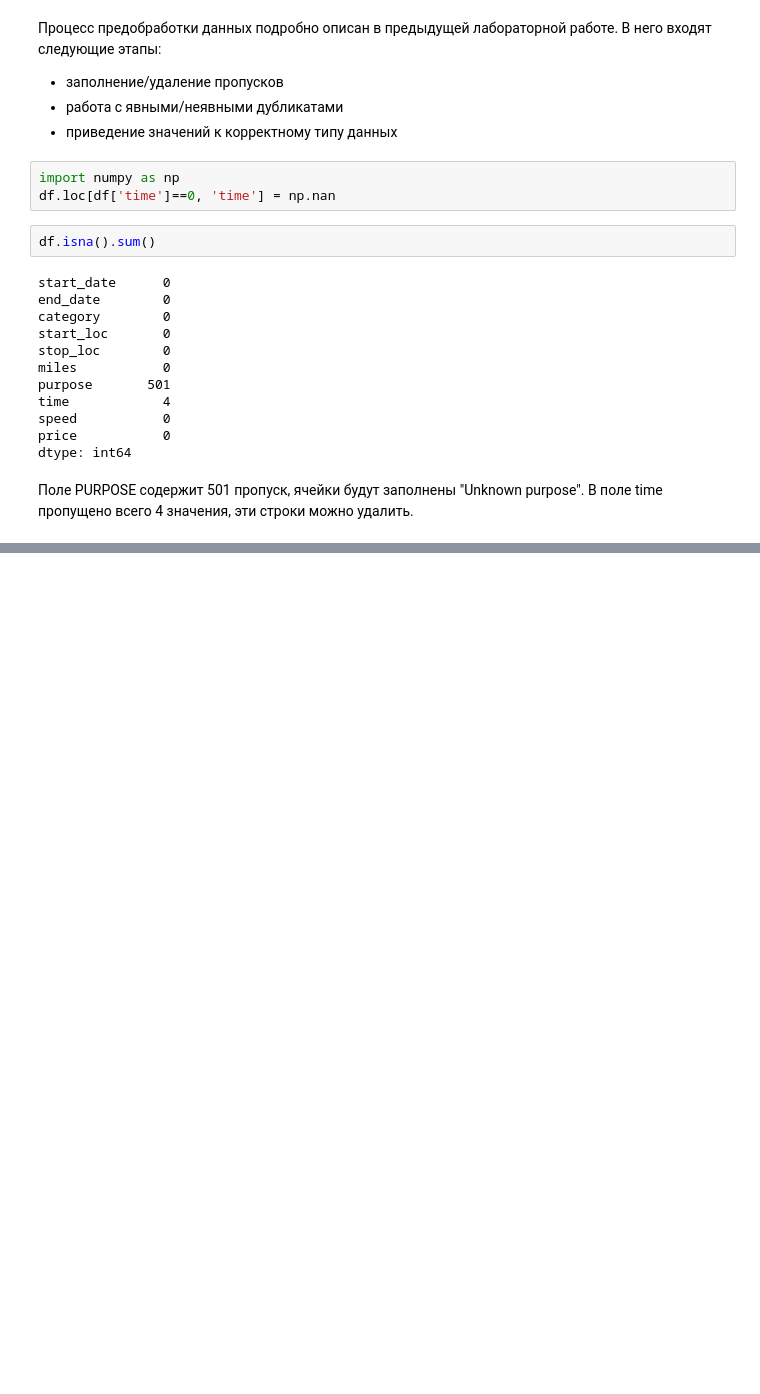
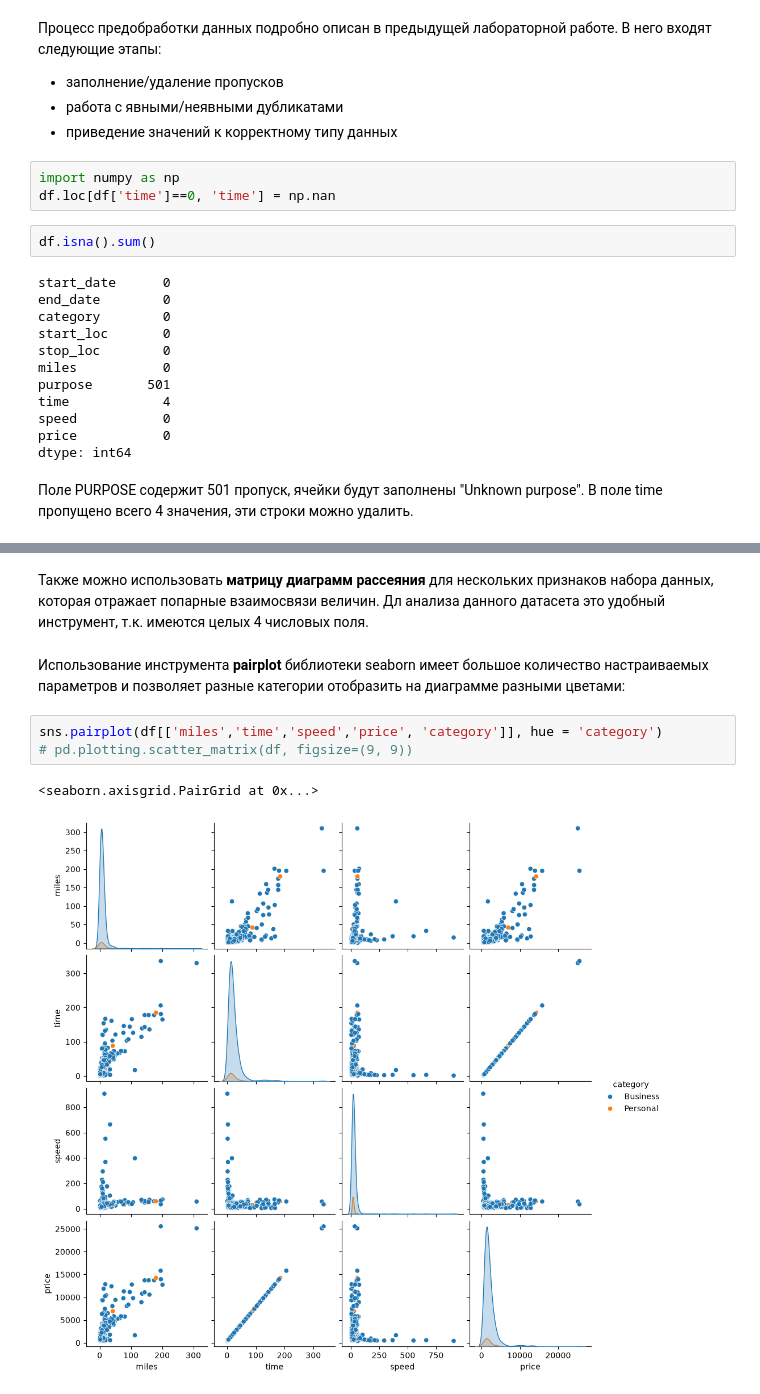
Before and after one commit to AlekseevaAnna1/data-analytics-labs, a Jupyter notebook: ЛР2_Алексеева_1.ipynb, the cells around one changed output, grey strips where cells are left out. Cells and saved outputs as stored; diff of their text form; blank space fills up the shorter version.

```diff
--- a/ЛР2_Алексеева_1.ipynb
+++ b/ЛР2_Алексеева_1.ipynb
@@ -134,0 +207,11 @@ memory usage: 170.3 KB
+# %% [markdown]
+Также можно использовать **матрицу диаграмм рассеяния** для нескольких
+признаков набора данных, которая отражает попарные взаимосвязи величин. Дл анализа данного датасета это удобный инструмент, т.к. имеются целых 4 числовых поля.
+# %% [markdown]
+Использование инструмента **pairplot** библиотеки seaborn имеет большое количество настраиваемых параметров и позволяет разные категории отобразить на диаграмме разными цветами:
+# %%
+sns.pairplot(df[['miles','time','speed','price', 'category']], hue = 'category')
+# pd.plotting.scatter_matrix(df, figsize=(9, 9))
+# %% [output]
+<seaborn.axisgrid.PairGrid at 0x...>
+[figure, added]
```
Also changed, not shown: parts of 60 cells of this notebook.
